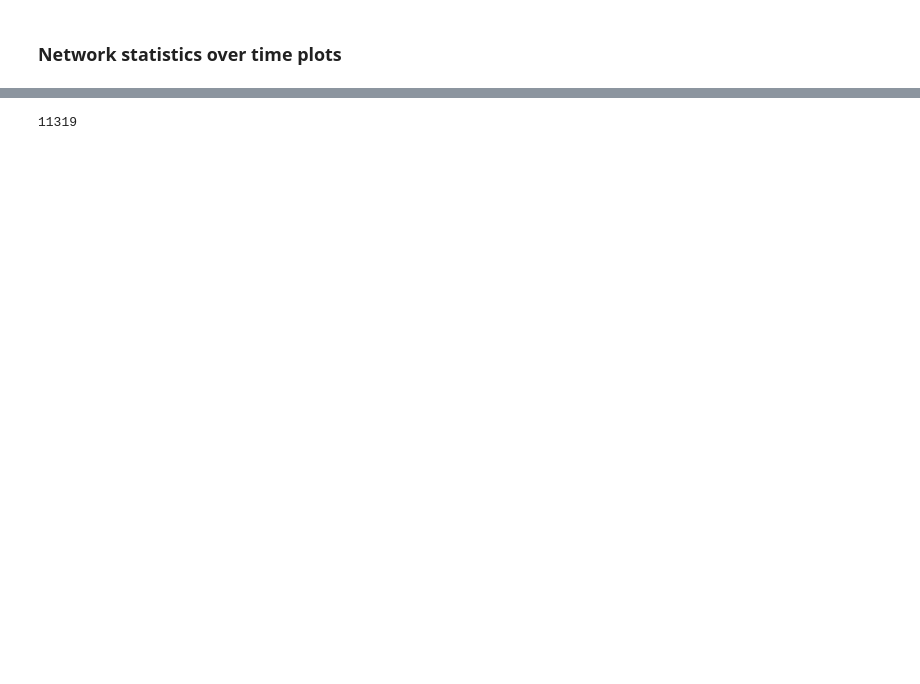
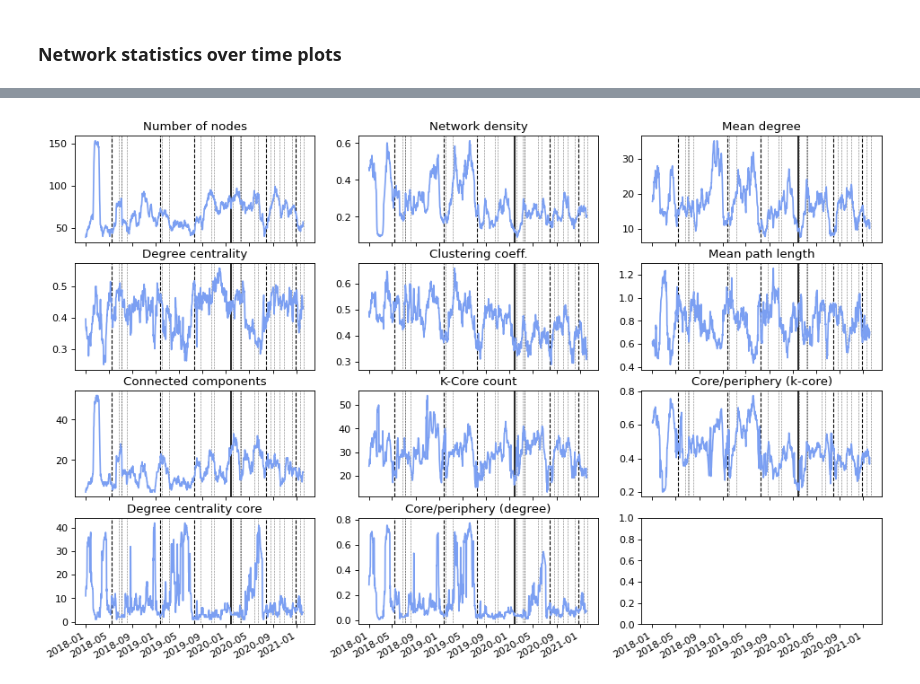
Before and after one commit to csepanyij/master-thesis, a Jupyter notebook: notebooks/static_nets_gambit.ipynb, the cells around one changed output, grey strips where cells are left out. Cells and saved outputs as stored; diff of their text form; code cells hidden in the pictures; blank space fills up the shorter version.

```diff
--- a/notebooks/static_nets_gambit.ipynb
+++ b/notebooks/static_nets_gambit.ipynb
@@ -641,4 +375,53 @@ data.to_sql('commits', con, if_exists='replace')
-# %%
-d['jreback']
-# %% [output]
-11319
+# %%
+fig = plt.figure(figsize=(14.5, 10), dpi=80)
+gs = fig.add_gridspec(4, 3, hspace=0.2, wspace=0.18)
+plots = gs.subplots(sharex=True)
+myFmt = mdates.DateFormatter('%Y-%m')
+
+i = 0
+stat_names = [
+    'Number of nodes', 'Network density', 'Mean degree', 'Degree centrality', 'Clustering coeff.', 'Mean path length',
+    'Connected components', 'K-Core count', 'Core/periphery (k-core)', 'Degree centrality core', 'Core/periphery (degree)'
+]
+for plot_row in plots:
+    for plot in plot_row:
+        try:
+            plot.set_title(stat_names[i])
+            plot.axvline(x=datetime(2020, 1, 29), color='black', ls='-')
+            plot.axvline(x=datetime(2020, 12, 26), color='black', ls='--', lw=1)
+            plot.axvline(x=datetime(2020, 7, 28), color='black', ls='--', lw=1)
+            plot.axvline(x=datetime(2019, 7, 18), color='black', ls='--', lw=1)
+            plot.axvline(x=datetime(2019, 1, 25), color='black', ls='--', lw=1)
+            plot.axvline(x=datetime(2018, 5, 15), color='black', ls='--', lw=1)
+            plot.axvline(x=datetime(2018, 6, 22), color='black', ls=':', lw=0.5)
+            plot.axvline(x=datetime(2018, 7, 6), color='black', ls=':', lw=0.5)
+            plot.axvline(x=datetime(2018, 7, 7), color='black', ls=':', lw=0.5)
+            plot.axvline(x=datetime(2018, 8, 3), color='black', ls=':', lw=0.5)
+            plot.axvline(x=datetime(2019, 2, 3), color='black', ls=':', lw=0.5)
+            plot.axvline(x=datetime(2019, 3, 12), color='black', ls=':', lw=0.5)
+            plot.axvline(x=datetime(2019, 8, 22), color='black', ls=':', lw=0.5)
+            plot.axvline(x=datetime(2019, 10, 18), color='black', ls=':', lw=0.5)
+            plot.axvline(x=datetime(2019, 10, 31), color='black', ls=':', lw=0.5)
+            plot.axvline(x=datetime(2020, 2, 5), color='black', ls=':', lw=0.5)
+            plot.axvline(x=datetime(2020, 3, 12), color='black', ls=':', lw=0.5)
+            plot.axvline(x=datetime(2020, 3, 18), color='black', ls=':', lw=0.5)
+            plot.axvline(x=datetime(2020, 5, 28), color='black', ls=':', lw=0.5)
+            plot.axvline(x=datetime(2020, 6, 17), color='black', ls=':', lw=0.5)
+            plot.axvline(x=datetime(2020, 3, 18), color='black', ls=':', lw=0.5)
+            plot.axvline(x=datetime(2020, 8, 20), color='black', ls=':', lw=0.5)
+            plot.axvline(x=datetime(2020, 9, 8), color='black', ls=':', lw=0.5)
+            plot.axvline(x=datetime(2020, 10, 5), color='black', ls=':', lw=0.5)
+            plot.axvline(x=datetime(2020, 10, 30), color='black', ls=':', lw=0.5)
+            plot.axvline(x=datetime(2020, 12, 7), color='black', ls=':', lw=0.5)
+            plot.axvline(x=datetime(2021, 1, 20), color='black', ls=':', lw=0.5)
+            plot.axvline(x=datetime(2021, 2, 9), color='black', ls=':', lw=0.5)
+            plot.plot(x, [y[stat_names[i]] for y in stats], label = stat_names[i], color = "#7B9FF2")
+            plot.xaxis.set_major_formatter(myFmt)
+            i = i + 1
+        except IndexError:
+            pass
+
+
+fig.autofmt_xdate()
+# %% [output]
+[figure, added]
```
Also changed, not shown: parts of 32 cells of this notebook, 3 other files.
